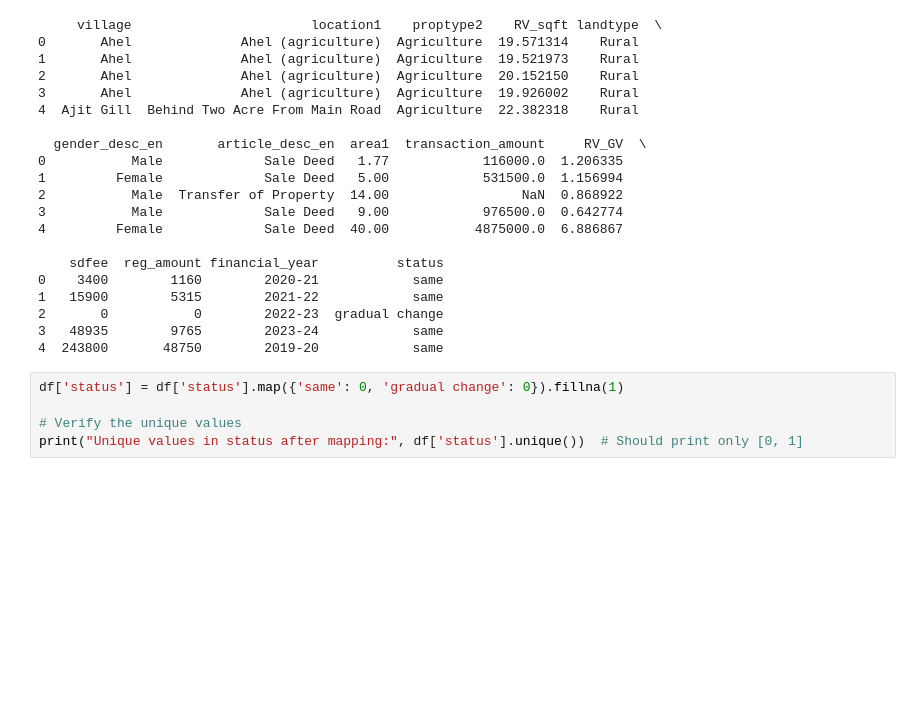
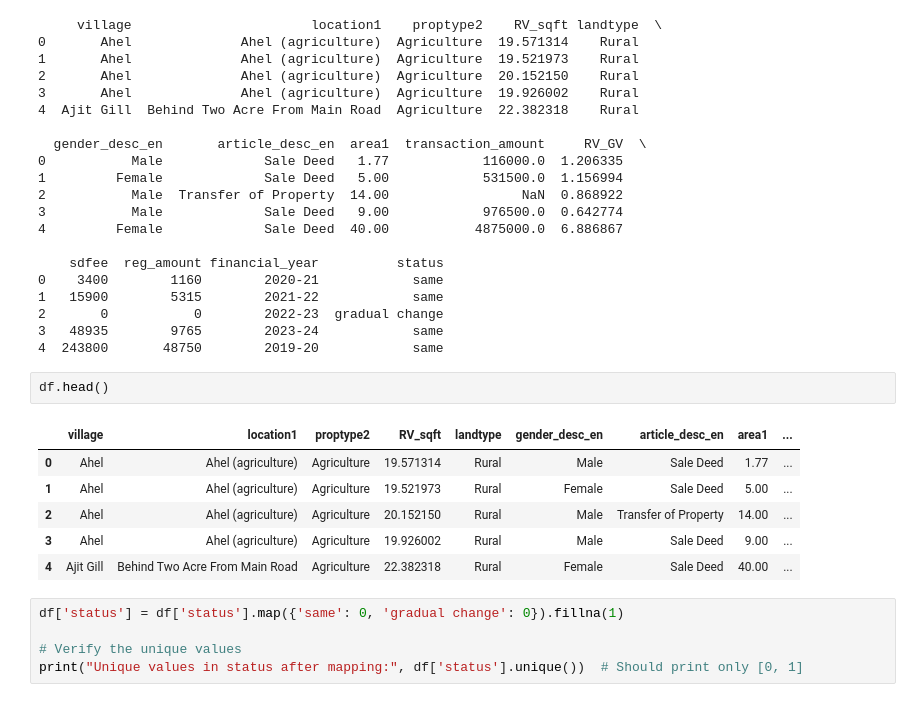
Before and after one commit to iamritikiit/Punjab-Govt-Data, a Jupyter notebook: Copy_of_Final_Classifier.ipynb, the cells around one changed output. Cells and saved outputs as stored; diff of their text form; blank space fills up the shorter version.

```diff
--- a/Copy_of_Final_Classifier.ipynb
+++ b/Copy_of_Final_Classifier.ipynb
@@ -261,6 +261,15 @@ print(df.head())
 2       0           0        2022-23  gradual change
 3   48935        9765        2023-24            same
 4  243800       48750        2019-20            same
+# %%
+df.head()
+# %% [output]
+|  | village | location1 | proptype2 | RV_sqft | landtype | gender_desc_en | article_desc_en | area1 | ... |
+| 0 | Ahel | Ahel (agriculture) | Agriculture | 19.571314 | Rural | Male | Sale Deed | 1.77 | ... |
+| 1 | Ahel | Ahel (agriculture) | Agriculture | 19.521973 | Rural | Female | Sale Deed | 5.00 | ... |
+| 2 | Ahel | Ahel (agriculture) | Agriculture | 20.152150 | Rural | Male | Transfer of Property | 14.00 | ... |
+| 3 | Ahel | Ahel (agriculture) | Agriculture | 19.926002 | Rural | Male | Sale Deed | 9.00 | ... |
+| 4 | Ajit Gill | Behind Two Acre From Main Road | Agriculture | 22.382318 | Rural | Female | Sale Deed | 40.00 | ... |
 # %%
 df['status'] = df['status'].map({'same': 0, 'gradual change': 0}).fillna(1)
 
```
Also changed, not shown: parts of 16 cells of this notebook.
